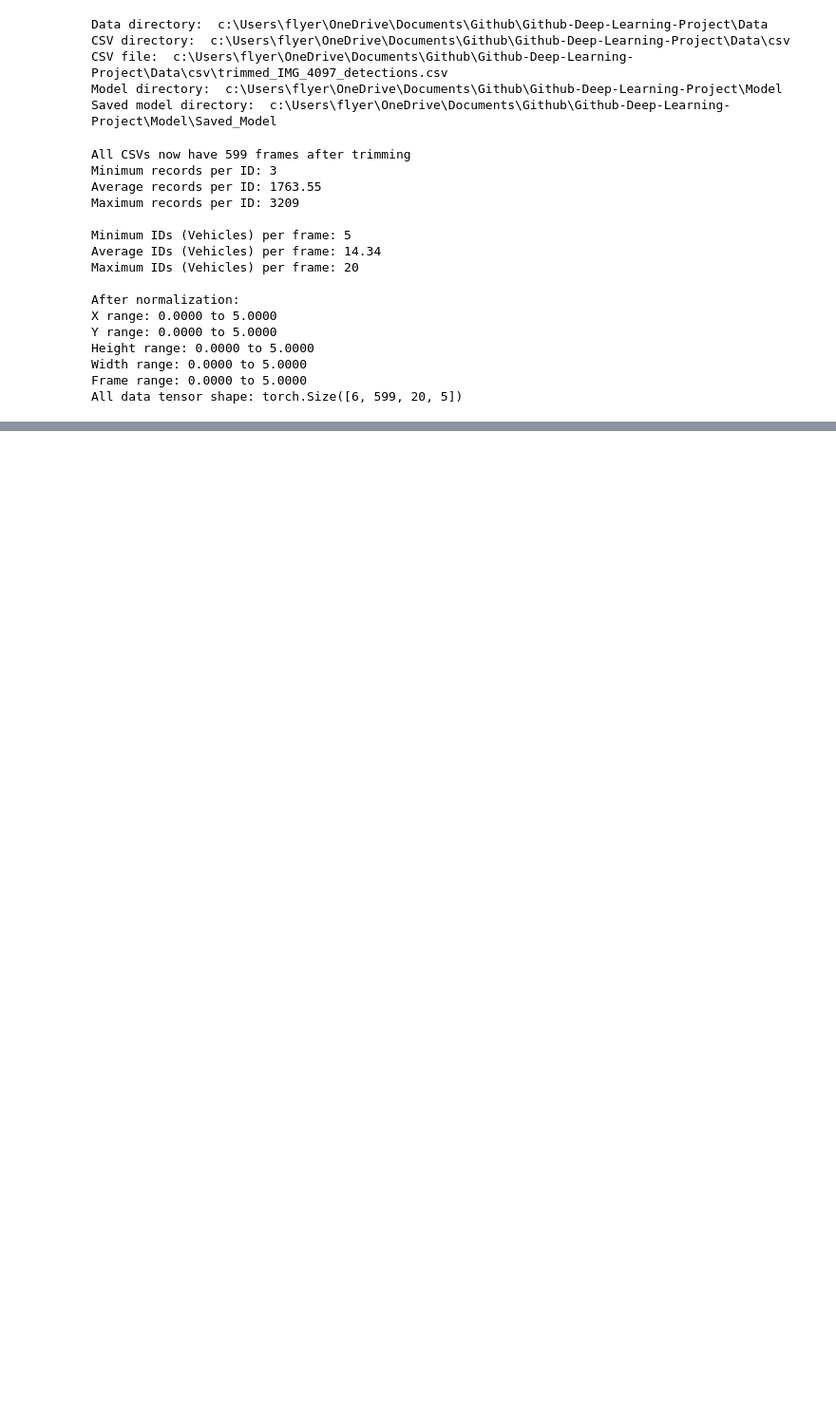
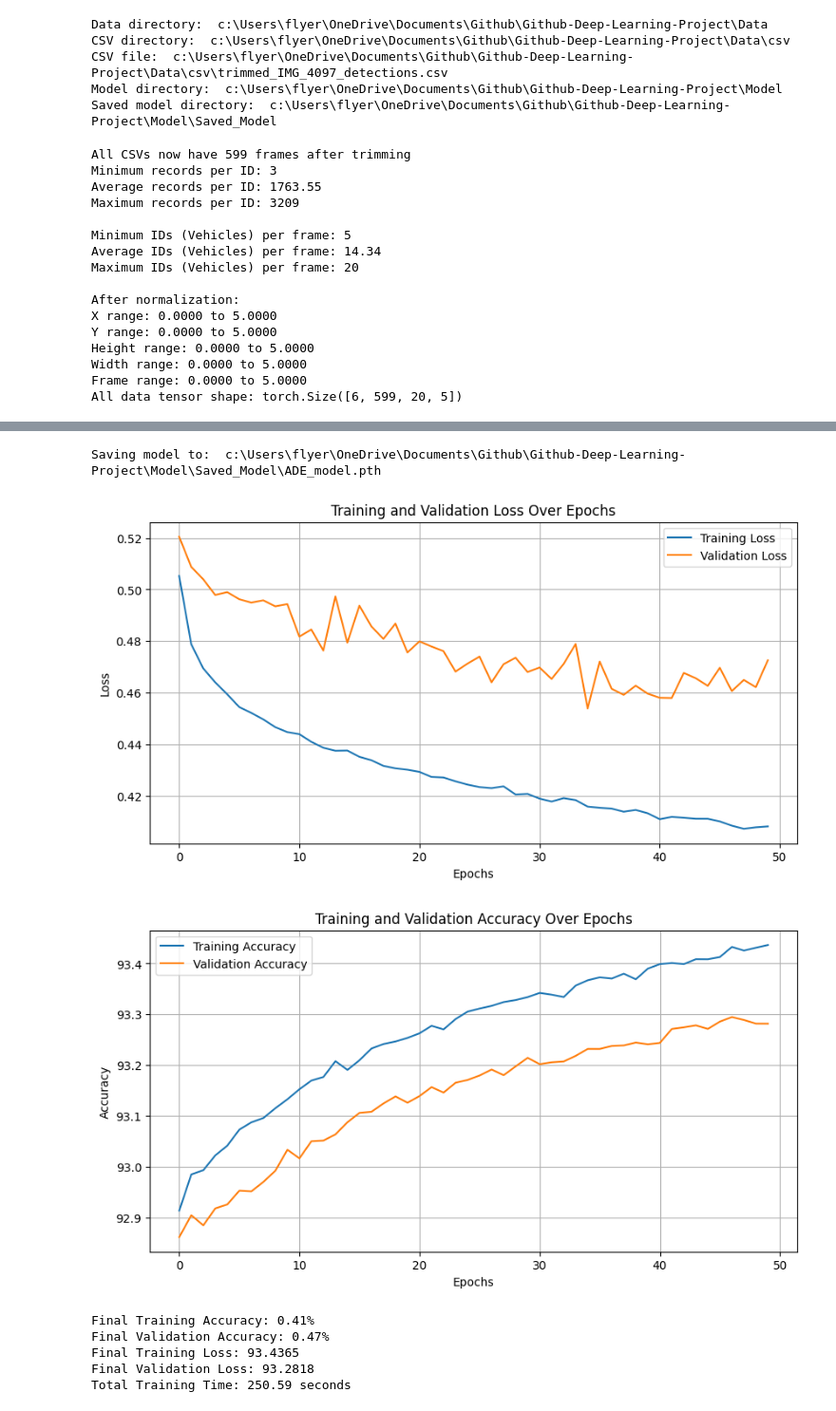
Before and after one commit to Mand187/Deep-Learning-Project, a Jupyter notebook: notebook.ipynb, the cells around one changed output, grey strips where cells are left out. Shown at 95% size. Drawn from its saved outputs; the diff is of its cells as text; code cells hidden in the pictures; blank space fills up the shorter version.

```diff
--- a/notebook.ipynb
+++ b/notebook.ipynb
@@ -35,6 +45,10 @@ CSV directory:  c:\Users\flyer\OneDrive\Documents\Github\Github-Deep-Learning-Pr
 CSV file:  c:\Users\flyer\OneDrive\Documents\Github\Github-Deep-Learning-Project\Data\csv\trimmed_IMG_4097_detections.csv
 Model directory:  c:\Users\flyer\OneDrive\Documents\Github\Github-Deep-Learning-Project\Model
 Saved model directory:  c:\Users\flyer\OneDrive\Documents\Github\Github-Deep-Learning-Project\Model\Saved_Model
+# %%
+ADE = ADELoss()
+FDE = FDELoss()
+RMSE = RMSELoss()
 # %%
 df, transformer_max_ids_per_frame, frame_scaler = load_and_preprocess_data(csv_folder=csv_dir)
 
@@ -97,0 +135,10 @@ reportFinalMetrics(train_losses, val_losses, train_accs, val_accs, epoch_times)
+# %%
+trainScript = Trainer(model, train_loader, test_loader)
+
+trainScript.earlyStop(enable=True, patience=30, delta=0.01)
+train_losses2, val_losses2, train_accs2, val_accs2, epoch_times2 = trainScript.train(
+    num_epochs=cfg.EPOCHS,
+    learningRate=cfg.LEARNING_RATE,
+    criterion=ADE,
+    optimizer=torch.optim.Adam(model.parameters(), lr=cfg.LEARNING_RATE)
+)
@@ -97,0 +155,20 @@ reportFinalMetrics(train_losses, val_losses, train_accs, val_accs, epoch_times)
+# %%
+# Ensure the directory exists before saving the model
+os.makedirs(save_model_dir, exist_ok=True)
+model_file_path = os.path.join(save_model_dir, 'ADE_model.pth')  # Add a file name
+print("Saving model to: ", model_file_path)
+trainScript.save_model(model, model_file_path)
+# %% [output]
+Saving model to:  c:\Users\flyer\OneDrive\Documents\Github\Github-Deep-Learning-Project\Model\Saved_Model\ADE_model.pth
+# %%
+plotLoss(train_losses2, val_losses2)
+plotAccuracy(train_accs2, val_accs2)
+reportFinalMetrics(train_losses2, val_losses2, train_accs2, val_accs2, epoch_times2)
+# %% [output]
+[figure, added]
+[figure, added]
+Final Training Accuracy: 0.41%
+Final Validation Accuracy: 0.47%
+Final Training Loss: 93.4365
+Final Validation Loss: 93.2818
+Total Training Time: 250.59 seconds
```
Also changed, not shown: parts of 20 cells of this notebook, 9 other files.
